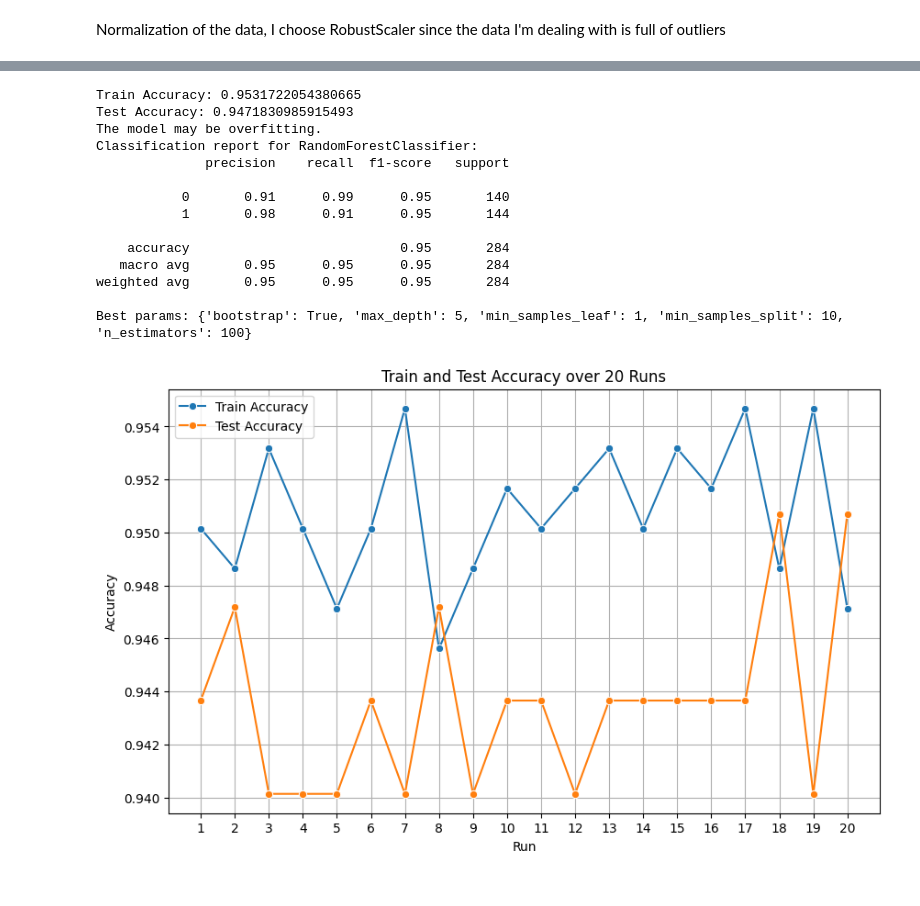
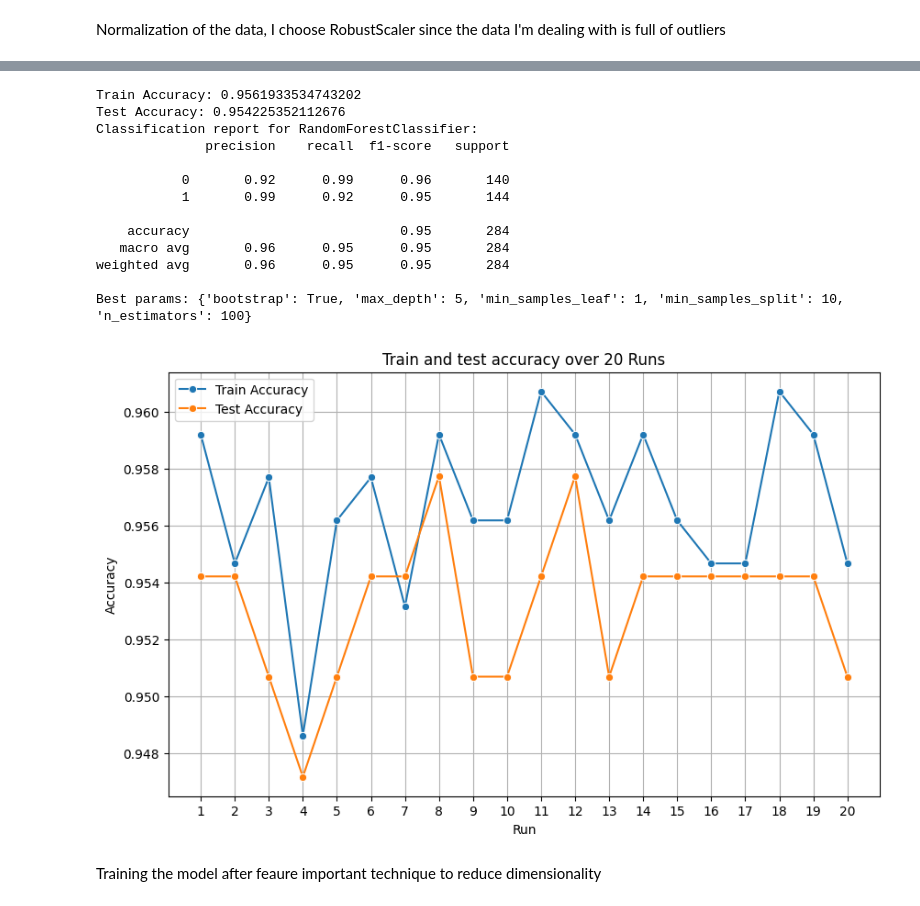
Before and after one commit to estivengrx/CognoRise_Infotech, a Jupyter notebook: notebooks/task1_transactions-fraud-detection/Credit card detection.ipynb, the cells around one changed output, grey strips where cells are left out. Cells and saved outputs as stored; diff of their text form; code cells hidden in the pictures.

```diff
--- a/notebooks/task1_transactions-fraud-detection/Credit card detection.ipynb
+++ b/notebooks/task1_transactions-fraud-detection/Credit card detection.ipynb
@@ -382,10 +365,14 @@ Normalization of the data, I choose RobustScaler since the data I'm dealing with
 # %%
 from sklearn.preprocessing import RobustScaler
 
+# Initialize the scaler
 scaler = RobustScaler()
-df_scaled = df.copy().drop(['Time'], axis=1)
-df_scaled['Amount_normalized'] = scaler.fit_transform(df['Amount'].values.reshape(-1, 1))
-df_scaled.drop('Amount', axis=1, inplace=True)
+
+# Scale the 'Amount' and 'Time' columns and drop its original columns
+df_scaled = df.copy()
+df_scaled[['Amount_normalized', 'Time_normalized']] = scaler.fit_transform(df[['Amount', 'Time']])
+
+df_scaled.drop(['Amount', 'Time'], axis=1, inplace=True)
 df_scaled.describe()
 # %% [output]
 |  | V1 | V2 | V3 | V4 | V5 | V6 | V7 | V8 | V9 | V10 | ... | ... |
@@ -501,28 +479,20 @@ test_accuracy = accuracy_score(y_test, y_test_pred)
 print(f"Train Accuracy: {train_accuracy}")
 print(f"Test Accuracy: {test_accuracy}")
 
-if train_accuracy > test_accuracy:
-    print("The model may be overfitting.")
-elif train_accuracy < test_accuracy:
-    print("The model may be underfitting.")
-else:
-    print("The model seems well-fitted.")
-
 print(f"Classification report for {best_model.__class__.__name__}: \n{classification_report(y_test, y_test_pred)}")
 print('Best params:', best_params)
 # %% [output]
-Train Accuracy: 0.9531722054380665
-Test Accuracy: 0.9471830985915493
-The model may be overfitting.
+Train Accuracy: 0.9561933534743202
+Test Accuracy: 0.954225352112676
 Classification report for RandomForestClassifier:
               precision    recall  f1-score   support
 
-           0       0.91      0.99      0.95       140
-           1       0.98      0.91      0.95       144
+           0       0.92      0.99      0.96       140
+           1       0.99      0.92      0.95       144
 
     accuracy                           0.95       284
-   macro avg       0.95      0.95      0.95       284
-weighted avg       0.95      0.95      0.95       284
+   macro avg       0.96      0.95      0.95       284
+weighted avg       0.96      0.95      0.95       284
 
 Best params: {'bootstrap': True, 'max_depth': 5, 'min_samples_leaf': 1, 'min_samples_split': 10, 'n_estimators': 100}
 # %%
@@ -531,43 +501,40 @@ import seaborn as sns
 
 # Lists to store accuracies
 train_accuracies = []
 test_accuracies = []
 
-# Run the model 20 times
 for i in range(20):
-    # Train the model and predict using the best parameters
+    # Training the model and predicting using the best parameters
     best_model = RandomForestClassifier(**best_params, random_state=i)
     best_model.fit(X_train, y_train)
 
-    # Predict on the training set
+    # Predict on the training and testing set
     y_train_pred = best_model.predict(X_train)
-
-    # Predict on the test set
     y_test_pred = best_model.predict(X_test)
 
-    # Calculate accuracy on the training set
+    # Calculate accuracy on the training and testing set
     train_accuracy = accuracy_score(y_train, y_train_pred)
-
-    # Calculate accuracy on the test set
     test_accuracy = accuracy_score(y_test, y_test_pred)
 
     # Append accuracies to the lists
     train_accuracies.append(train_accuracy)
     test_accuracies.append(test_accuracy)
 
 # Plotting
 plt.figure(figsize=(10, 6))
 sns.lineplot(x=range(1, 21), y=train_accuracies, marker='o', label='Train Accuracy')
 sns.lineplot(x=range(1, 21), y=test_accuracies, marker='o', label='Test Accuracy')
-plt.title('Train and Test Accuracy over 20 Runs')
+plt.title('Train and test accuracy over 20 Runs')
 plt.xlabel('Run')
 plt.ylabel('Accuracy')
 plt.xticks(range(1, 21))
 plt.legend()
 plt.grid(True)
 plt.show()
 # %% [output]
-[figure, old version]
+[figure, new version]
+# %% [markdown]
+Training the model after feaure important technique to reduce dimensionality
 # %%
 from sklearn.ensemble import RandomForestClassifier
 
```
Also changed, not shown: parts of 22 cells of this notebook, 2 other files.
